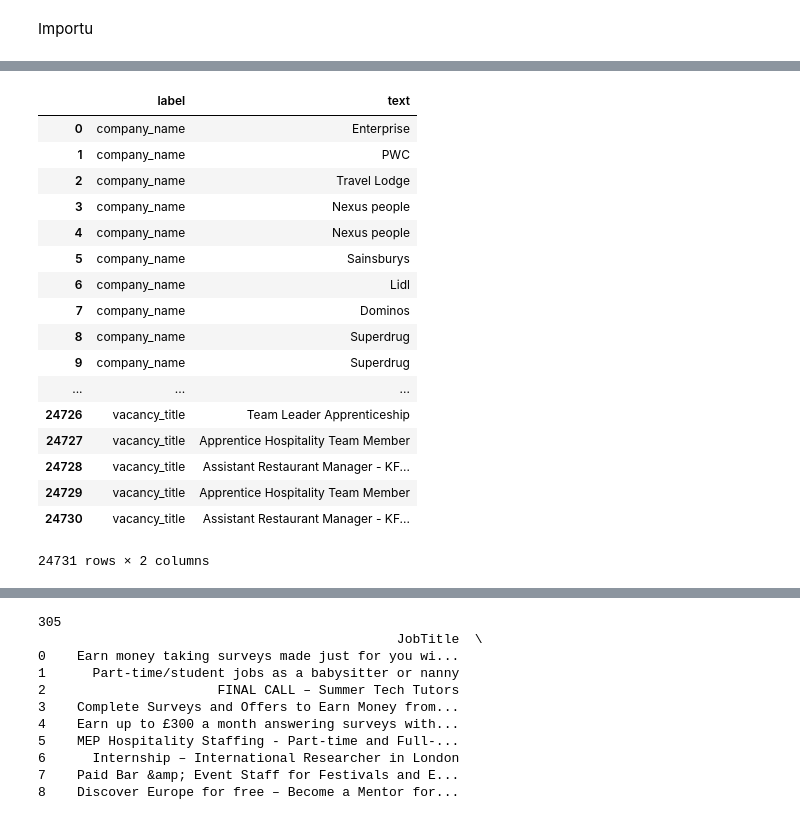
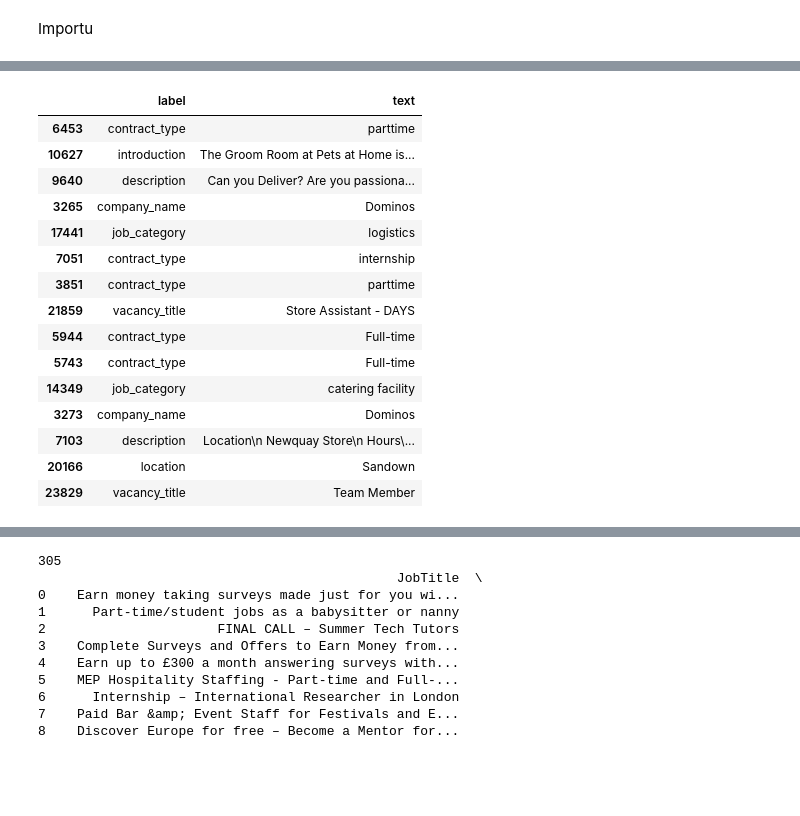
Before and after one commit to Yaleesa/Bsc-Thesis-TexMining-and-Information-Extraction, a Jupyter notebook: scipy-notebook/vacancy_predictor.ipynb, the cells around one changed output, grey strips where cells are left out. Cells and saved outputs as stored; diff of their text form; code cells hidden in the pictures; blank space fills up the shorter version.

```diff
--- a/scipy-notebook/vacancy_predictor.ipynb
+++ b/scipy-notebook/vacancy_predictor.ipynb
@@ -35,30 +39,29 @@ dataframe.head()
 # %%
 def transform_dataframe(dataframe):
     '''
     transform the data to new unit with ['label', 'text'] as columns
     '''
     columns = dataframe.columns.values
     return pd.melt(dataframe, value_vars=columns, var_name='label', value_name='text',)
 
+
 melted_dataframe = transform_dataframe(dataframe)
-melted_dataframe
+melted_dataframe.sample(15)
 # %% [output]
 |  | label | text |
-| 0 | company_name | Enterprise |
-| 1 | company_name | PWC |
-| 2 | company_name | Travel Lodge |
-| 3 | company_name | Nexus people |
-| 4 | company_name | Nexus people |
-| 5 | company_name | Sainsburys |
-| 6 | company_name | Lidl |
-| 7 | company_name | Dominos |
-| 8 | company_name | Superdrug |
-| 9 | company_name | Superdrug |
-| ... | ... | ... |
-| 24726 | vacancy_title | Team Leader Apprenticeship |
-| 24727 | vacancy_title | Apprentice Hospitality Team Member |
-| 24728 | vacancy_title | Assistant Restaurant Manager - KF... |
-| 24729 | vacancy_title | Apprentice Hospitality Team Member |
-| 24730 | vacancy_title | Assistant Restaurant Manager - KF... |
+| 6453 | contract_type | parttime |
+| 10627 | introduction | The Groom Room at Pets at Home is... |
+| 9640 | description | Can you Deliver? Are you passiona... |
+| 3265 | company_name | Dominos |
+| 17441 | job_category | logistics |
+| 7051 | contract_type | internship |
+| 3851 | contract_type | parttime |
+| 21859 | vacancy_title | Store Assistant - DAYS |
+| 5944 | contract_type | Full-time |
+| 5743 | contract_type | Full-time |
+| 14349 | job_category | catering facility |
+| 3273 | company_name | Dominos |
+| 7103 | description | Location\n Newquay Store\n Hours\... |
+| 20166 | location | Sandown |
+| 23829 | vacancy_title | Team Member |
-24731 rows × 2 columns
 # %%
```
Also changed, not shown: parts of 20 cells of this notebook, 13 other files.
